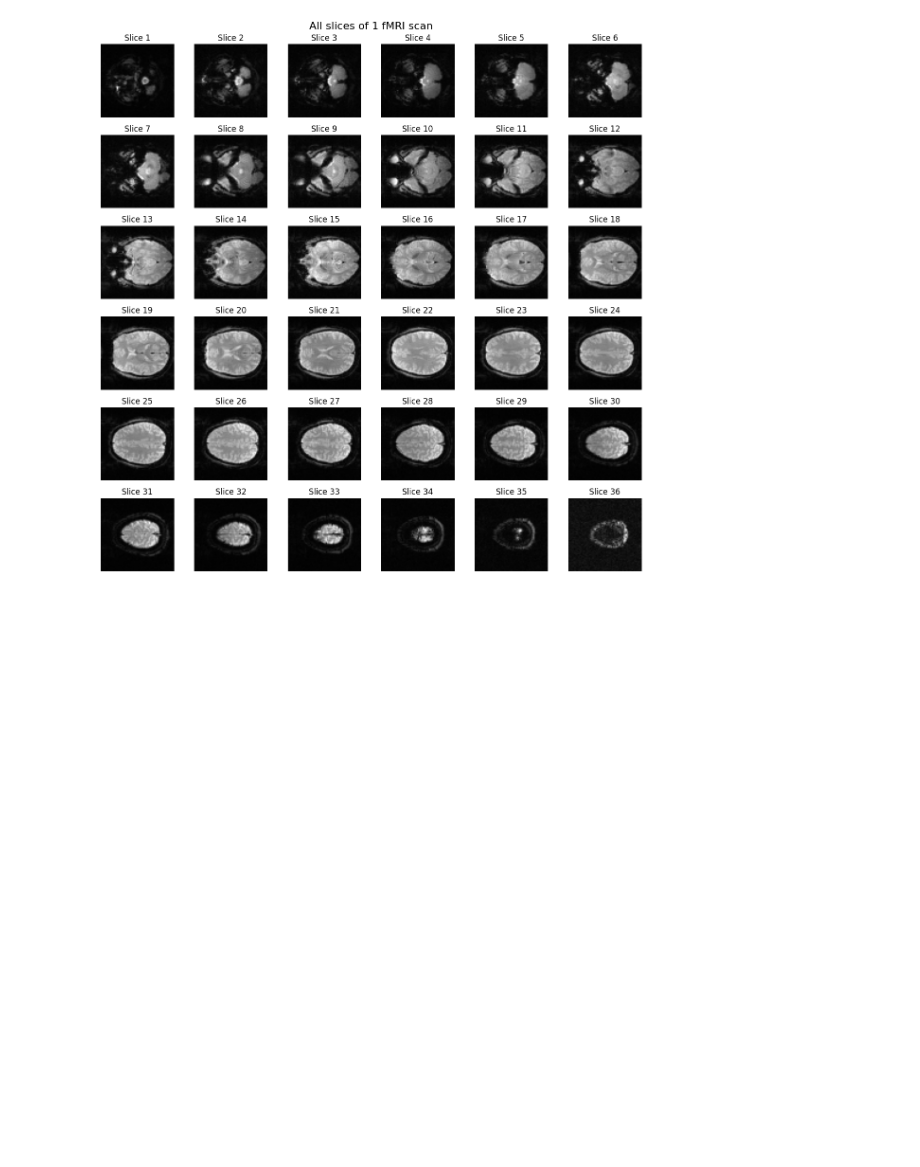
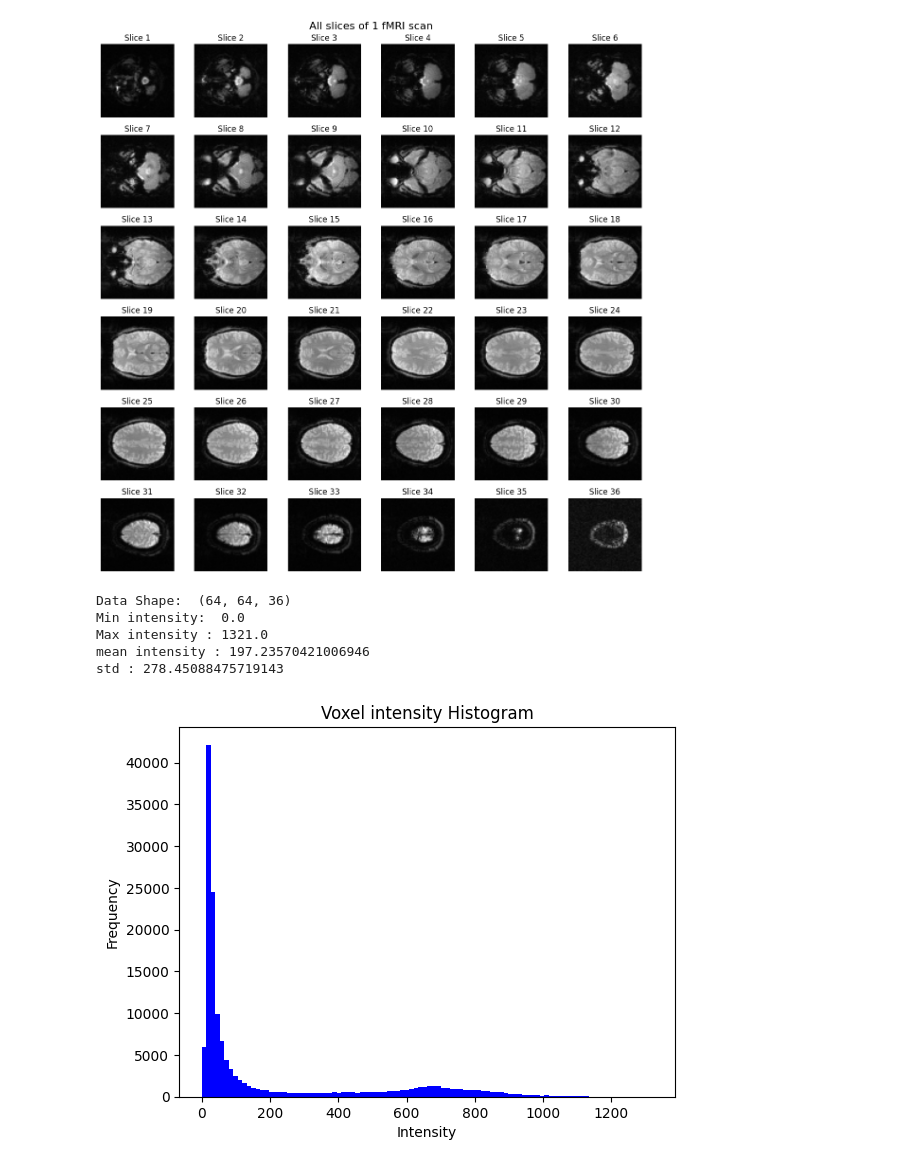
Before and after one commit to Adonimac/fMRI, a Jupyter notebook: test.ipynb, the cells around one changed output. Saved outputs shown, nothing was run; the diff lists cells and outputs as text; code cells hidden in the pictures; blank space fills up the shorter version.

```diff
--- a/test.ipynb
+++ b/test.ipynb
@@ -5,23 +6,3 @@ import matplotlib.pyplot as plt
 # %%
 
 folder_path = "1_005_ep2d_pace_aff_n_back_20130605"
-# %%
-
-
-hdr_files = []
-
-for f in os.listdir(folder_path):
-    if f.endswith('.hdr'):
-        hdr_files.append(f)
-
-print(f"Found {len(hdr_files)} of .hdr files.")
-
-# Loop through and load each .hdr/.img pair
-for hdr_file in hdr_files:
-
-    hdr_path = os.path.join(folder_path, hdr_file)
-
-
-    img = nib.load(hdr_path)
-    data = img.get_fdata()
-    print(f"{hdr_file}: shape {data.shape}")
@@ -66,3 +29,25 @@ plt.tight_layout()
 plt.show()
 # %% [output]
 [figure]
+# %%
+print("Data Shape: ",data.shape)
+print("Min intensity: ", data.min())
+print("Max intensity :", data.max())
+print("mean intensity :", data.mean())
+print("std :", data.std())
+# %% [output]
+Data Shape:  (64, 64, 36)
+Min intensity:  0.0
+Max intensity : 1321.0
+mean intensity : 197.23570421006946
+std : 278.45088475719143
+# %%
+flattened = data.flatten()
+
+plt.hist(flattened,bins =100, color='blue')
+plt.title("Voxel intensity Histogram")
+plt.xlabel("Intensity")
+plt.ylabel("Frequency")
+plt.show()
+# %% [output]
+[figure, added]
```
Also changed, not shown: parts of 3 cells of this notebook.
